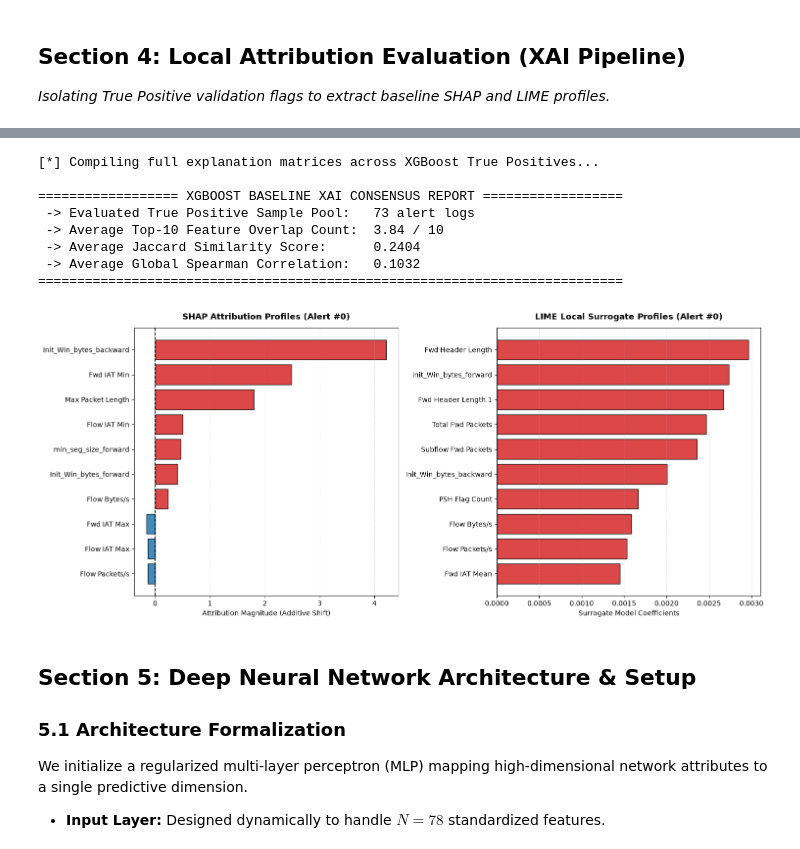
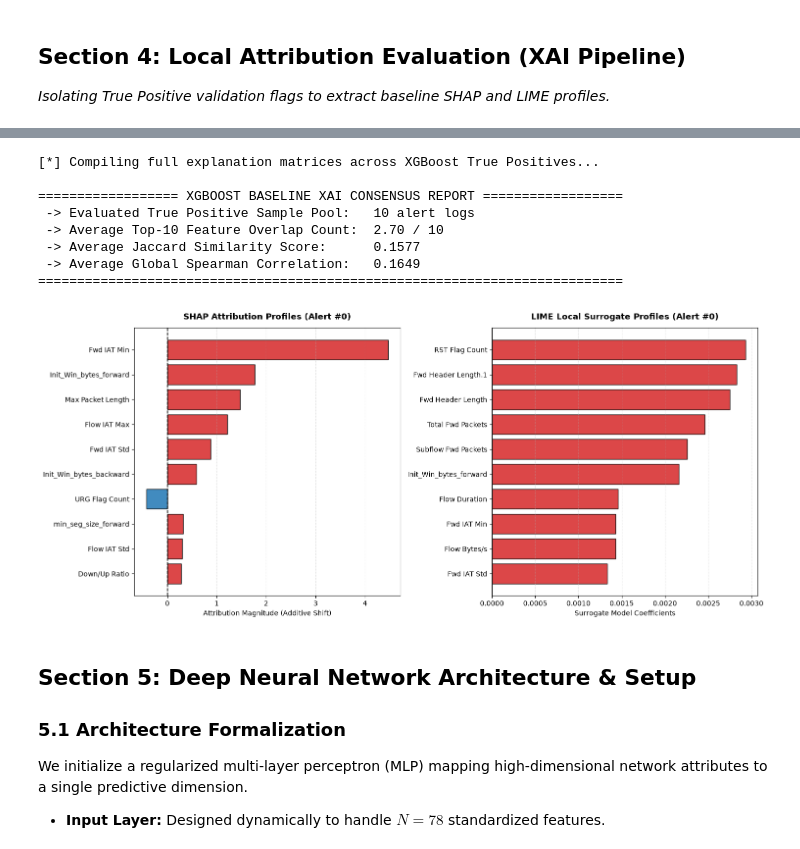
Before and after one commit to moritzboet/BA_thesis, a Jupyter notebook: experiment.ipynb, the cells around one changed output, grey strips where cells are left out. Cells and saved outputs as stored; diff of their text form; code cells hidden in the pictures.

```diff
--- a/experiment.ipynb
+++ b/experiment.ipynb
@@ -329,41 +407,37 @@ def calculate_xai_consensus(set_a, set_b):
 # %%
 print("[*] Compiling full explanation matrices across XGBoost True Positives...")
 
-# Fix 1: Re-initialize the explainer inside this cell to reset the internal Random State.
-# This guarantees 100% determinism every single time you execute this cell.
+# Reset LIME explicitly for determinism using scaled training data
 explainer_lime = lime.lime_tabular.LimeTabularExplainer(
-    training_data=X_train.to_numpy(),
+    training_data=X_train_scaled.to_numpy(),
     feature_names=feature_names,
     class_names=['Benign', 'Web Attack'],
     mode='classification',
-    random_state=42  # Forces the generator back to the identical starting sequence
+    random_state=42
 )
 
-# 2. Extract Dense Matrices
-xgb_feature_names = list(X_test.columns)
-num_xgb_alerts = len(alert_instances_to_explain)
+# Bound the sample pool to the first 10 instances (or len(alert_instances_to_explain))
+num_xgb_alerts = min(10, len(alert_instances_to_explain))
+xgb_eval_instances = alert_instances_to_explain.iloc[:num_xgb_alerts]
 
-# Extract SHAP array
-shap_matrix_xgb = shap_values.values
+# Extract SHAP array for these instances
+shap_matrix_xgb = explainer_shap(xgb_eval_instances).values
 
-# Construct full LIME attribution array dynamically
-lime_matrix_xgb = np.zeros((num_xgb_alerts, len(xgb_feature_names)))
+# Compute aligned LIME matrix targeting Class 1 (Web Attack)
+lime_matrix_xgb = np.zeros((num_xgb_alerts, len(feature_names)))
 for i in range(num_xgb_alerts):
-    raw_row = alert_instances_to_explain.iloc[i].values
+    raw_row = xgb_eval_instances.iloc[i].values
     exp = explainer_lime.explain_instance(
         data_row=raw_row,
         predict_fn=xgb_model.predict_proba,
-        num_features=len(xgb_feature_names),
-        labels=(1,)  # Fix 2: Explicitly force LIME to analyze Class 1 (Web Attack)
+        num_features=len(feature_names),
+        labels=(1,)
     )
-
-    # Fix 3: Target Class 1 directly to guarantee flawless alignment with SHAP
-    # This prevents the indices from randomly flipping to Class 0 (Benign)
     for f_idx, w in exp.local_exp[1]:
         lime_matrix_xgb[i, f_idx] = w
 
-# 3. Run Global Metric Evaluations
-xgb_metrics = calculate_dataset_metrics(shap_matrix_xgb, lime_matrix_xgb, xgb_feature_names, k=10)
+# Evaluate consensus metrics
+xgb_metrics = calculate_dataset_metrics(shap_matrix_xgb, lime_matrix_xgb, feature_names, k=10)
 
 print("\n================== XGBOOST BASELINE XAI CONSENSUS REPORT ==================")
 print(f" -> Evaluated True Positive Sample Pool:   {num_xgb_alerts} alert logs")
@@ -375,16 +449,21 @@ print("=========================================================================
 [*] Compiling full explanation matrices across XGBoost True Positives...
 
 ================== XGBOOST BASELINE XAI CONSENSUS REPORT ==================
- -> Evaluated True Positive Sample Pool:   73 alert logs
- -> Average Top-10 Feature Overlap Count:  3.84 / 10
- -> Average Jaccard Similarity Score:      0.2404
- -> Average Global Spearman Correlation:   0.1032
+ -> Evaluated True Positive Sample Pool:   10 alert logs
+ -> Average Top-10 Feature Overlap Count:  2.70 / 10
+ -> Average Jaccard Similarity Score:      0.1577
+ -> Average Global Spearman Correlation:   0.1649
 ===========================================================================
 # %%
-# 3. Render side-by-side local verification plot for your first target case
-plot_local_explanations_side_by_side(shap_matrix_xgb[0], lime_matrix_xgb[0], xgb_feature_names, instance_id=0, k=10)
+plot_local_explanations_side_by_side(
+    shap_matrix_xgb[0],
+    lime_matrix_xgb[0],
+    feature_names,
+    instance_id=0,
+    k=10
+)
 # %% [output]
-[figure, old version]
+[figure, new version]
 # %% [markdown]
 ## Section 5: Deep Neural Network Architecture & Setup
 ### 5.1 Architecture Formalization
```
Also changed, not shown: parts of 24 cells of this notebook, 5 other files.
